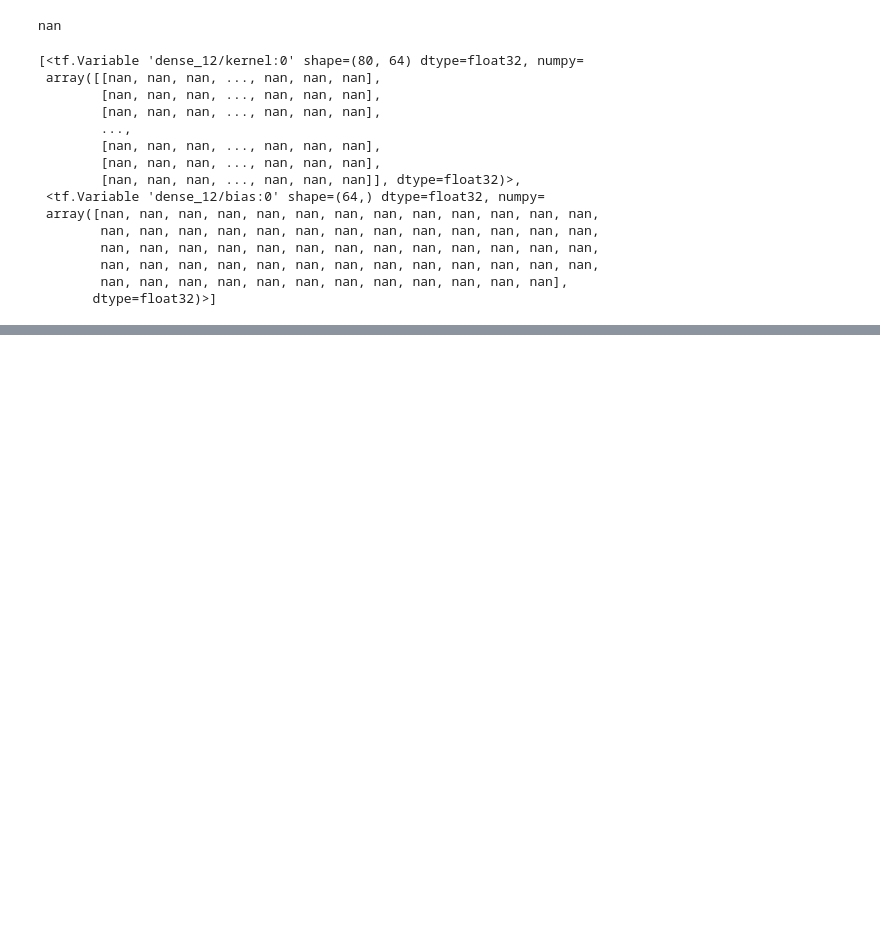
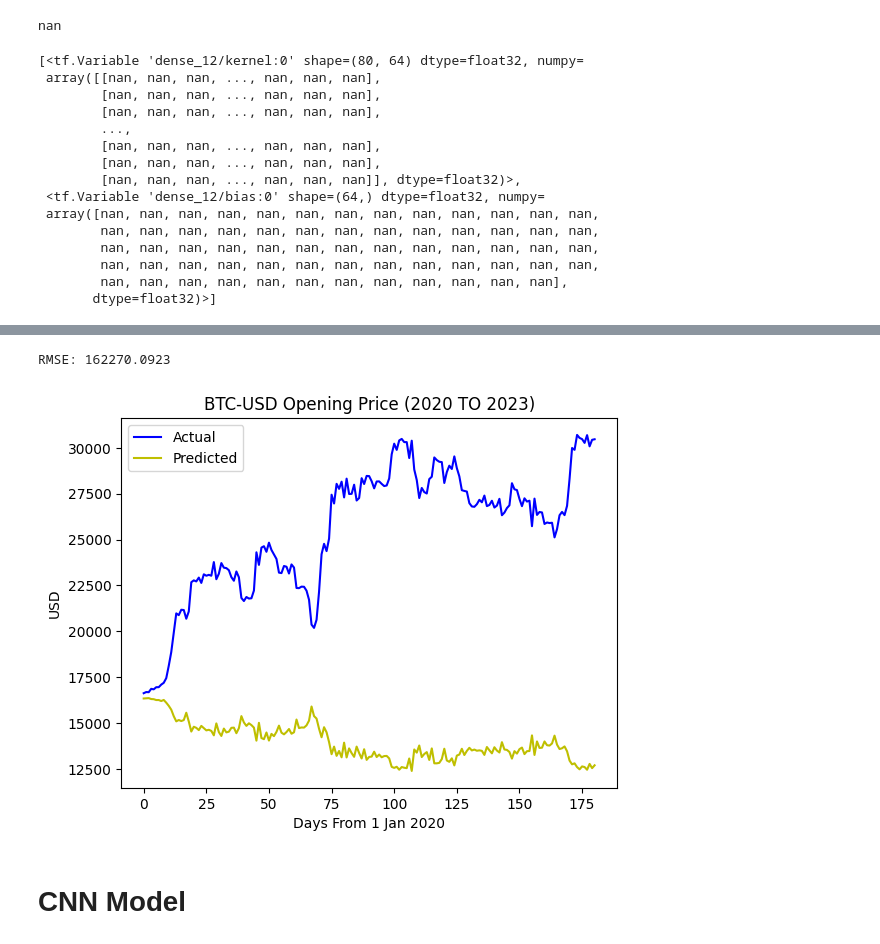
Before and after one commit to AR-PyT/UROP1100_TimeSeries, a Jupyter notebook: DataProcessing.ipynb, the cells around one changed output, grey strips where cells are left out. Saved outputs shown, nothing was run; the diff lists cells and outputs as text; code cells hidden in the pictures; blank space fills up the shorter version.

```diff
--- a/DataProcessing.ipynb
+++ b/DataProcessing.ipynb
@@ -460,0 +572,20 @@ densor_a.weights
+# %%
+# Check Prediction on Test Set
+open_price = df_test['Open'][0]
+pred = []
+for i in range(test_label.shape[0]):
+    pred.append(model.predict(np.array([open_price, *test_set[i].tolist()]).reshape(1, 4), verbose=False).ravel())
+ax = plt.subplot()
+ax.set_title('BTC-USD Opening Price (2020 TO 2023)')
+ax.set_ylabel('USD')
+ax.set_xlabel('Days From 1 Jan 2020')
+ax.plot(test_label, c='b')
+ax.plot(pred, c='y')
+ax.legend(['Actual', 'Predicted'])
+
+print(f'RMSE: {round(np.sqrt(np.sum(np.square(pred - test_label)) / test_label.shape[0]), 4)}')
+# %% [output]
+RMSE: 162270.0923
+[figure, added]
+# %% [markdown]
+# CNN Model
```
Also changed, not shown: parts of 19 cells of this notebook, 2 other files.
